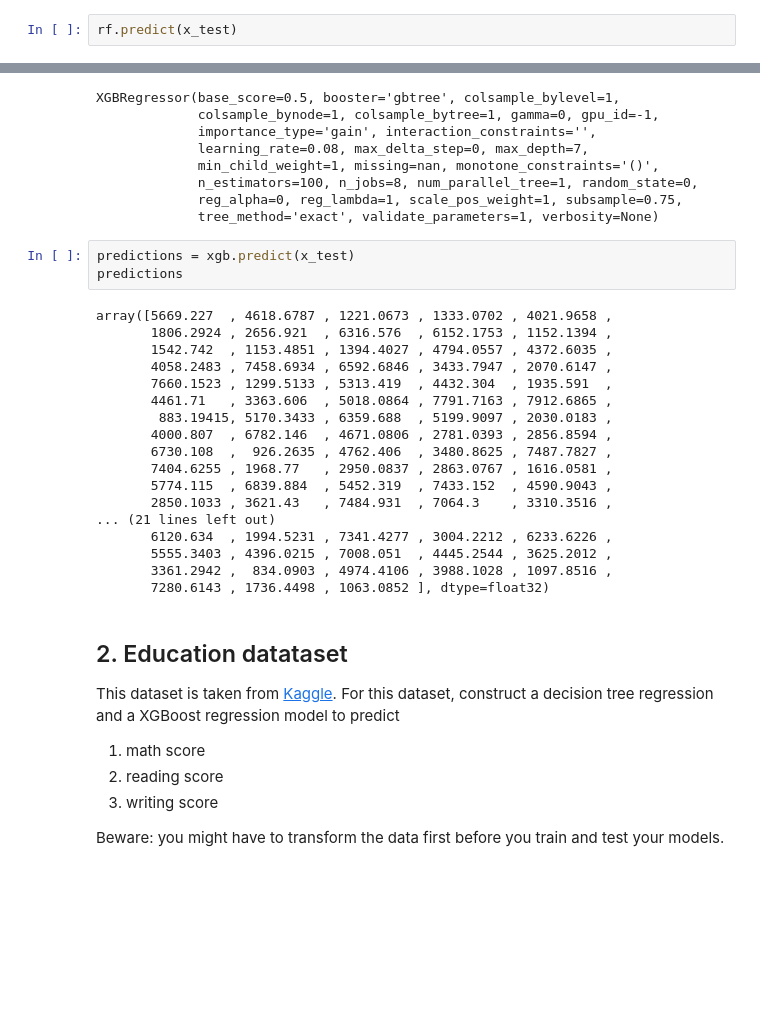
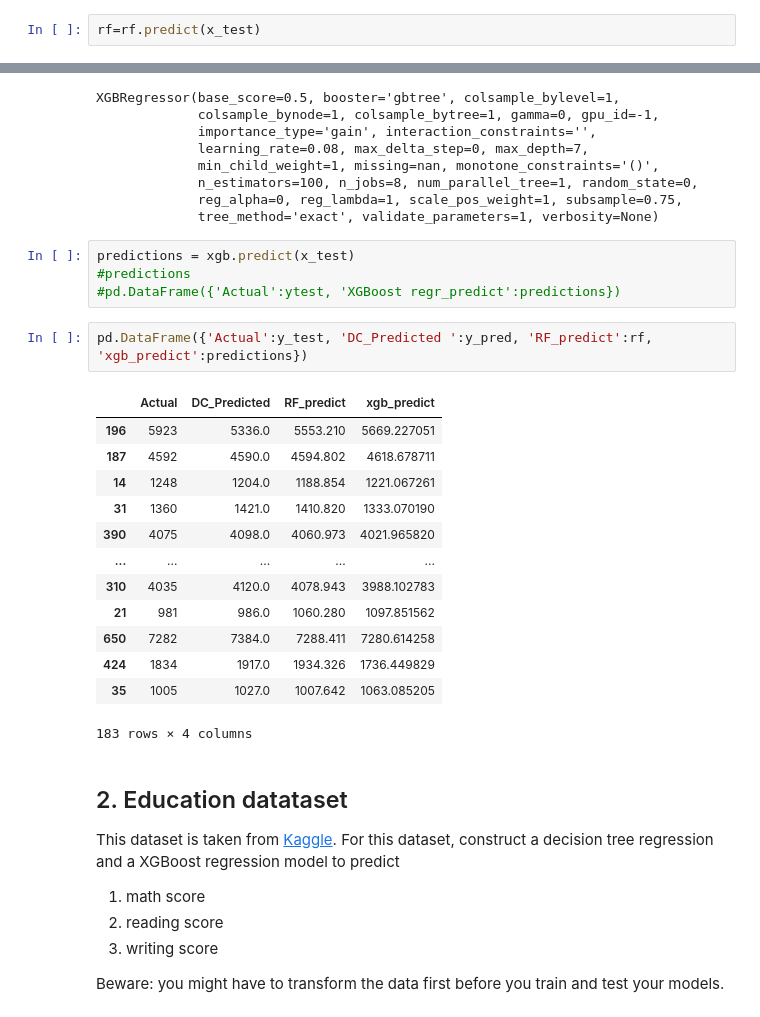
Before and after one commit to deliormangokce/MATH555E-GitHub, a Jupyter notebook: deliorman_HW4.ipynb, the cells around one changed output, grey strips where cells are left out. Saved outputs shown, nothing was run; the diff lists cells and outputs as text; blank space fills up the shorter version.

```diff
--- a/deliorman_HW4.ipynb
+++ b/deliorman_HW4.ipynb
@@ -189,4 +175,4 @@ rf.fit(x_train, y_train)
 # %% [output]
 RandomForestRegressor(n_estimators=1000, random_state=42)
 # %%
-rf.predict(x_test)
+rf=rf.predict(x_test)
@@ -231,25 +191,24 @@ XGBRegressor(base_score=0.5, booster='gbtree', colsample_bylevel=1,
              tree_method='exact', validate_parameters=1, verbosity=None)
 # %%
 predictions = xgb.predict(x_test)
-predictions
+#predictions
+#pd.DataFrame({'Actual':ytest, 'XGBoost regr_predict':predictions})
-# %% [output]
-array([5669.227  , 4618.6787 , 1221.0673 , 1333.0702 , 4021.9658 ,
-       1806.2924 , 2656.921  , 6316.576  , 6152.1753 , 1152.1394 ,
-       1542.742  , 1153.4851 , 1394.4027 , 4794.0557 , 4372.6035 ,
-       4058.2483 , 7458.6934 , 6592.6846 , 3433.7947 , 2070.6147 ,
-       7660.1523 , 1299.5133 , 5313.419  , 4432.304  , 1935.591  ,
-       4461.71   , 3363.606  , 5018.0864 , 7791.7163 , 7912.6865 ,
-        883.19415, 5170.3433 , 6359.688  , 5199.9097 , 2030.0183 ,
-       4000.807  , 6782.146  , 4671.0806 , 2781.0393 , 2856.8594 ,
-       6730.108  ,  926.2635 , 4762.406  , 3480.8625 , 7487.7827 ,
-       7404.6255 , 1968.77   , 2950.0837 , 2863.0767 , 1616.0581 ,
-       5774.115  , 6839.884  , 5452.319  , 7433.152  , 4590.9043 ,
-       2850.1033 , 3621.43   , 7484.931  , 7064.3    , 3310.3516 ,
-... (21 lines left out)
-       6120.634  , 1994.5231 , 7341.4277 , 3004.2212 , 6233.6226 ,
-       5555.3403 , 4396.0215 , 7008.051  , 4445.2544 , 3625.2012 ,
-       3361.2942 ,  834.0903 , 4974.4106 , 3988.1028 , 1097.8516 ,
-       7280.6143 , 1736.4498 , 1063.0852 ], dtype=float32)
+# %%
+pd.DataFrame({'Actual':y_test, 'DC_Predicted ':y_pred, 'RF_predict':rf, 'xgb_predict':predictions})
+# %% [output]
+|  | Actual | DC_Predicted | RF_predict | xgb_predict |
+| 196 | 5923 | 5336.0 | 5553.210 | 5669.227051 |
+| 187 | 4592 | 4590.0 | 4594.802 | 4618.678711 |
+| 14 | 1248 | 1204.0 | 1188.854 | 1221.067261 |
+| 31 | 1360 | 1421.0 | 1410.820 | 1333.070190 |
+| 390 | 4075 | 4098.0 | 4060.973 | 4021.965820 |
+| ... | ... | ... | ... | ... |
+| 310 | 4035 | 4120.0 | 4078.943 | 3988.102783 |
+| 21 | 981 | 986.0 | 1060.280 | 1097.851562 |
+| 650 | 7282 | 7384.0 | 7288.411 | 7280.614258 |
+| 424 | 1834 | 1917.0 | 1934.326 | 1736.449829 |
+| 35 | 1005 | 1027.0 | 1007.642 | 1063.085205 |
+183 rows × 4 columns
 # %% [markdown]
 ## 2. Education datataset
 
```
Also changed, not shown: parts of 3 cells of this notebook.
